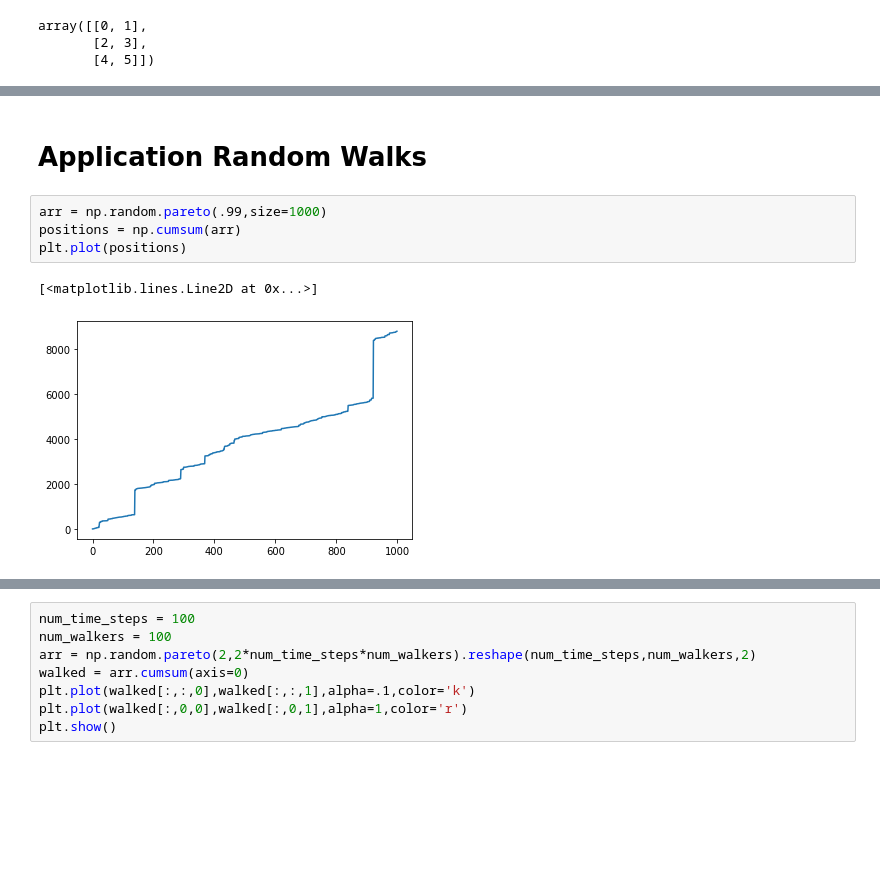
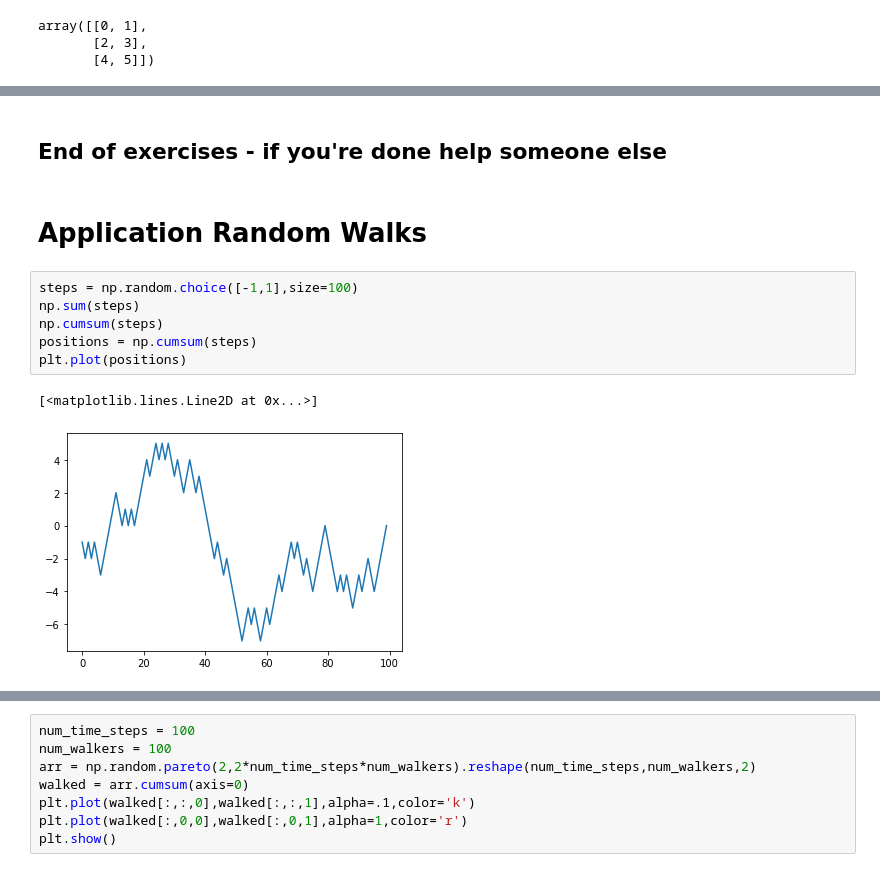
Before and after one commit to Hekstra-Lab/scientific-python-bootcamp, a Jupyter notebook: day1/Day1.ipynb, the cells around one changed output, grey strips where cells are left out. Saved outputs shown, nothing was run; the diff lists cells and outputs as text; blank space fills up the shorter version.

```diff
--- a/day1/Day1.ipynb
+++ b/day1/Day1.ipynb
@@ -576,9 +872,13 @@ plt.axhline(y[x_idx][idx],color='k',linestyle='--')
+# %% [markdown]
+## End of exercises - if you're done help someone else
 # %% [markdown]
 # Application Random Walks
 # %%
-arr = np.random.pareto(.99,size=1000)
-positions = np.cumsum(arr)
+steps = np.random.choice([-1,1],size=100)
+np.sum(steps)
+np.cumsum(steps)
+positions = np.cumsum(steps)
 plt.plot(positions)
 # %% [output]
 [<matplotlib.lines.Line2D at 0x...>]
-[figure, old version]
+[figure, new version]
```
Also changed, not shown: parts of 105 cells of this notebook, 14 other files.
